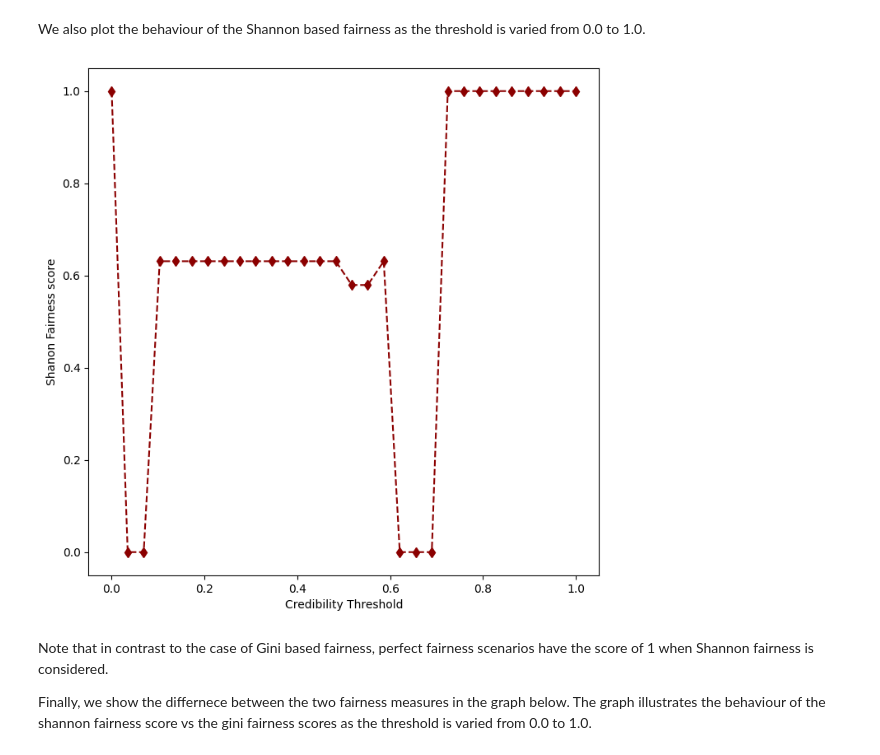
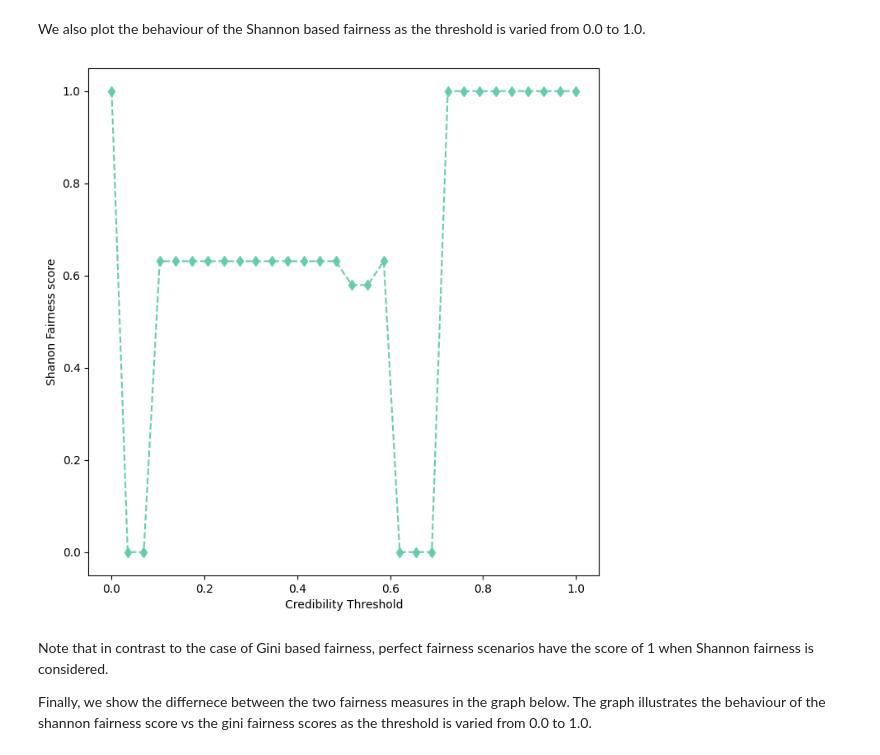
Before and after one commit to TimKam/Quantitative-Bipolar-Argumentation, a Jupyter notebook: qbaf_solf/SOLF_notebook.ipynb, the cells around one changed output. Cells and saved outputs as stored; diff of their text form; code cells hidden in the pictures.

```diff
--- a/qbaf_solf/SOLF_notebook.ipynb
+++ b/qbaf_solf/SOLF_notebook.ipynb
@@ -315,15 +321,15 @@ We also plot the behaviour of the Shannon based fairness as the threshold is var
 # %%
 x_axis = np.linspace(0.0, 1.0, 30)
 
 y_axis_shannon = [calculate_shannon_fairness([Q, Q_1, Q_2], ['a', 'b', 'c'], x) for x in x_axis]
 
 plt.figure(figsize=(8, 8))
 plt.xlabel('Credibility Threshold')
 plt.ylabel('Shanon Fairness score')
-plt.plot(x_axis, y_axis_shannon, c='darkred', linestyle='dashed', marker='d')
+plt.plot(x_axis, y_axis_shannon, c='mediumaquamarine', linestyle='dashed', marker='d')
 plt.show()
 # %% [output]
-[figure, old version]
+[figure, new version]
 # %% [markdown]
 Note that in contrast to the case of Gini based fairness, perfect fairness scenarios have the score of 1 when Shannon fairness is considered.
 
```
Also changed, not shown: parts of 6 cells of this notebook.
